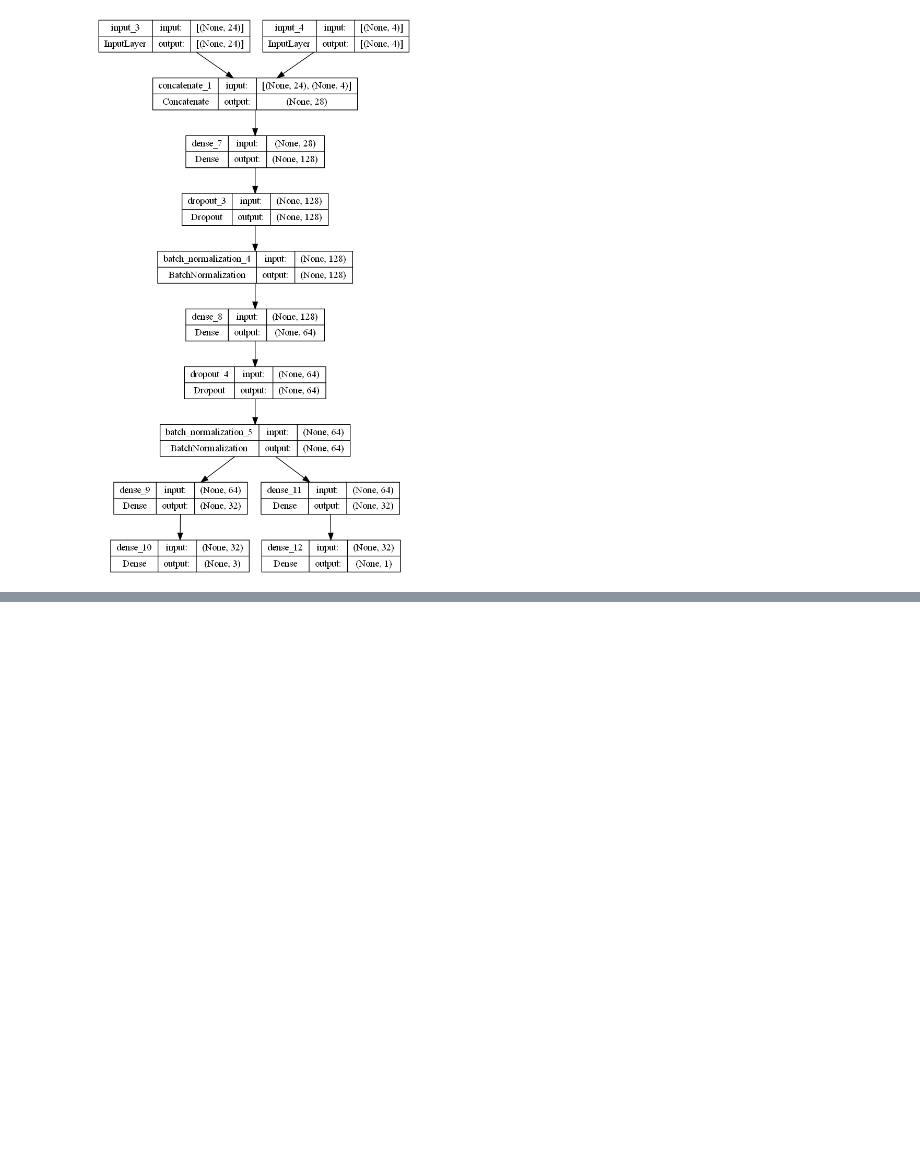
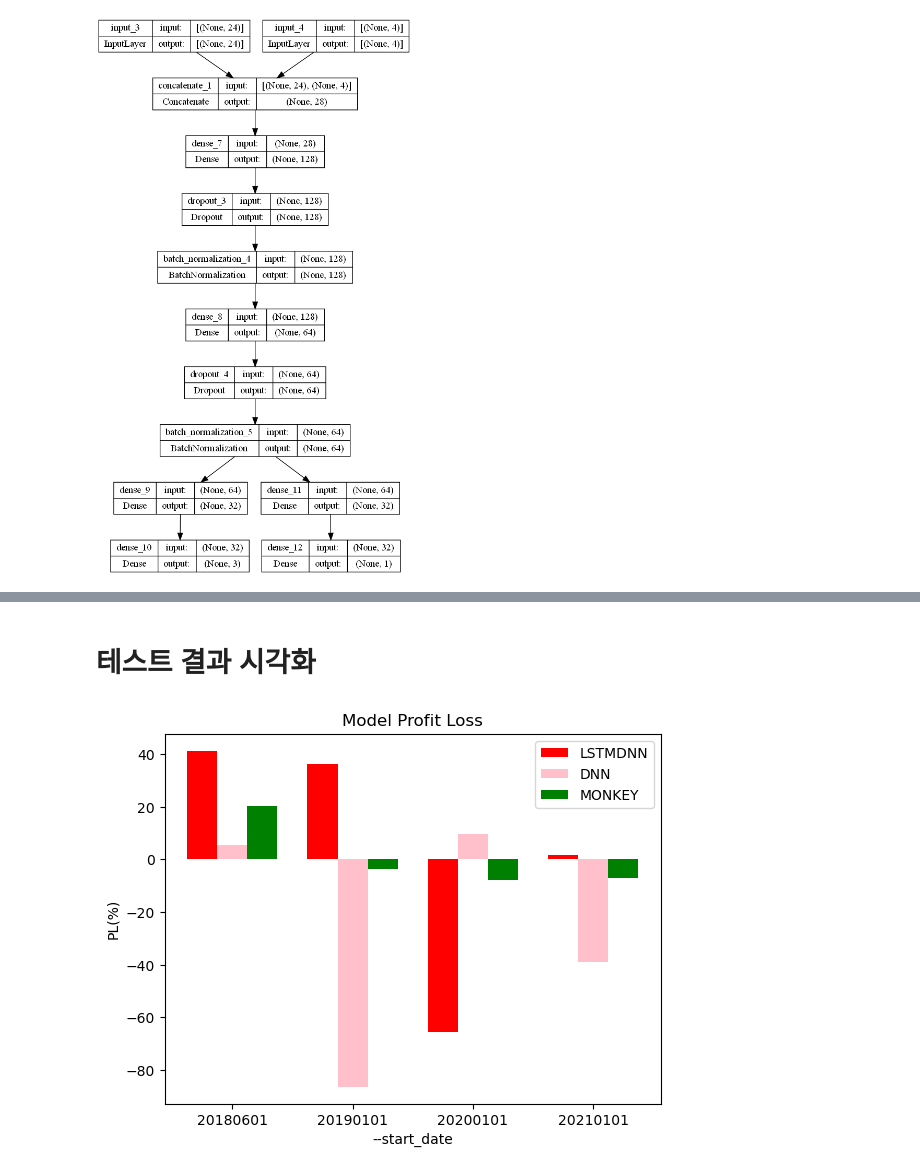
Before and after one commit to jongwoncode/Reinforcement-Trading-Model-, a Jupyter notebook: show_structure.ipynb, the cells around one changed output, grey strips where cells are left out. Cells and saved outputs as stored; diff of their text form; code cells hidden in the pictures; blank space fills up the shorter version.

```diff
--- a/show_structure.ipynb
+++ b/show_structure.ipynb
@@ -243,0 +303,23 @@ dim
+# %% [markdown]
+# 테스트 결과 시각화
+# %%
+# ./log/{start_date}/ file.log 의 profitloss
+start_date = ['20180601', '20190101', '20200101', '20210101']
+lstmdnn_return = np.array([0.412, 0.363, -0.654, 0.016])*100
+dnn_return = np.array([0.054, -0.863, 0.098, -0.391])*100
+monkey_return = np.array([0.201, -0.038, -0.078, -0.071])*100
+# %%
+X_axis = np.arange(len(start_date))
+
+plt.bar(X_axis-0.25, lstmdnn_return, 0.25, label = 'LSTMDNN', color='red')
+plt.bar(X_axis, dnn_return, 0.25, label = 'DNN', color='pink')
+plt.bar(X_axis+0.25, monkey_return, 0.25, label = 'MONKEY', color='green')
+
+plt.xticks(X_axis, start_date)
+plt.xlabel('--start_date')
+plt.ylabel('PL(%)')
+plt.title('Model Profit Loss')
+plt.legend()
+plt.show()
+# %% [output]
+[figure, added]
```
Also changed, not shown: parts of 8 cells of this notebook, 36 other files.
